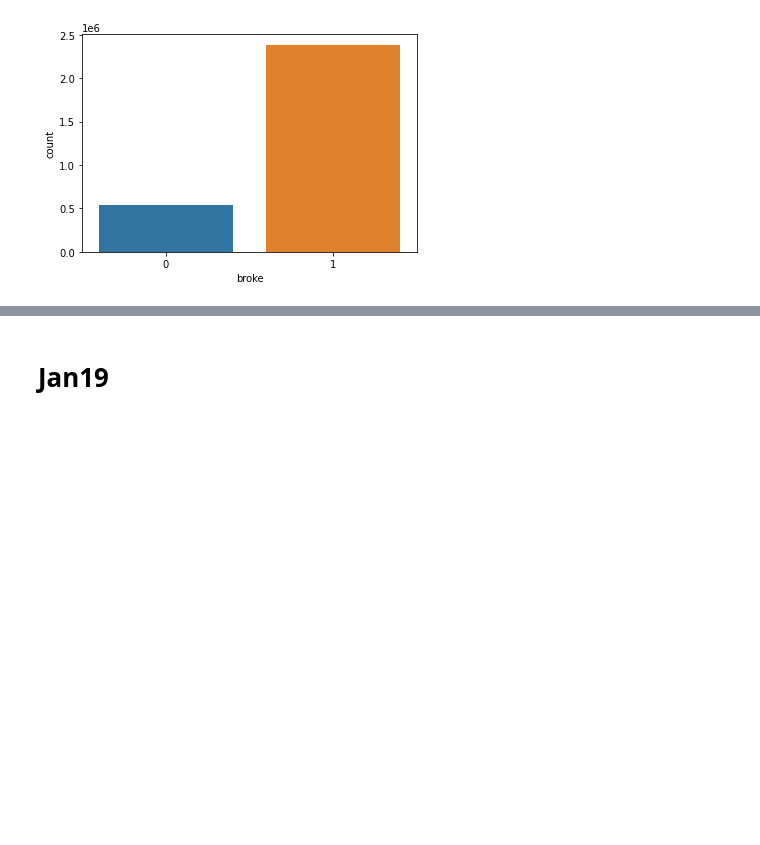
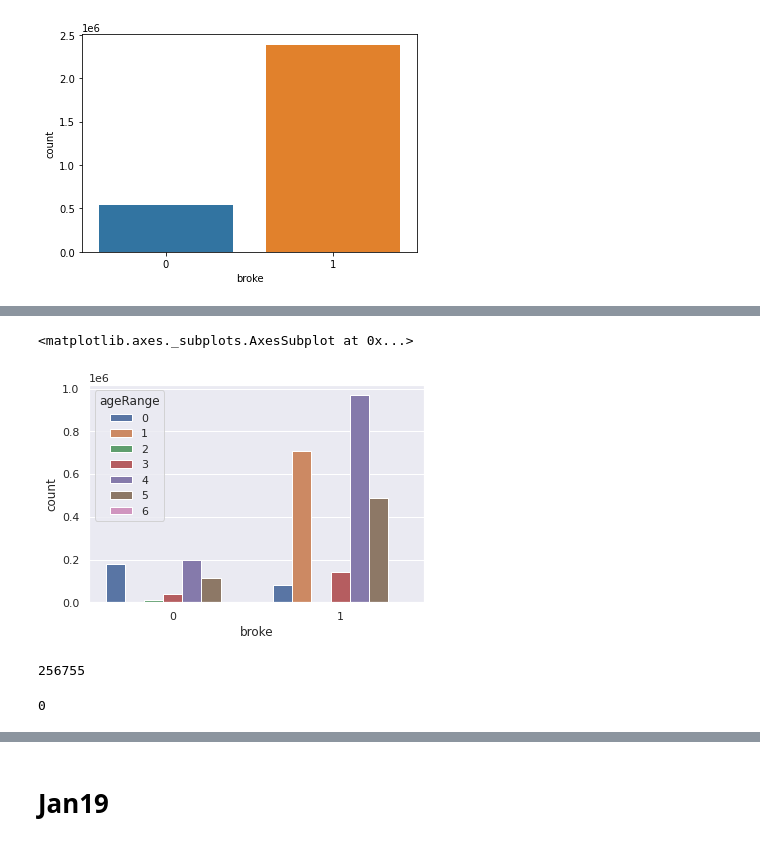
Before and after one commit to rasoco/Master_Data_Science, a Jupyter notebook: TFM/BiciMadProject.ipynb, the cells around one changed output, grey strips where cells are left out. Saved outputs shown, nothing was run; the diff lists cells and outputs as text; code cells hidden in the pictures; blank space fills up the shorter version.

```diff
--- a/TFM/BiciMadProject.ipynb
+++ b/TFM/BiciMadProject.ipynb
@@ -1982,0 +2037,9 @@ jan18_broke = sns.countplot(x='broke', data=data)
+# %%
+sns.countplot(x='broke', hue='ageRange', data=data)
+# %% [output]
+<matplotlib.axes._subplots.AxesSubplot at 0x...>
+[figure, added]
+# %%
+data.slope.isna().sum()
+# %% [output]
+256755
@@ -1982,0 +2048,4 @@ jan18_broke = sns.countplot(x='broke', data=data)
+# %%
+data.slope.isna().sum()
+# %% [output]
+0
```
Also changed, not shown: parts of 42 cells of this notebook.
